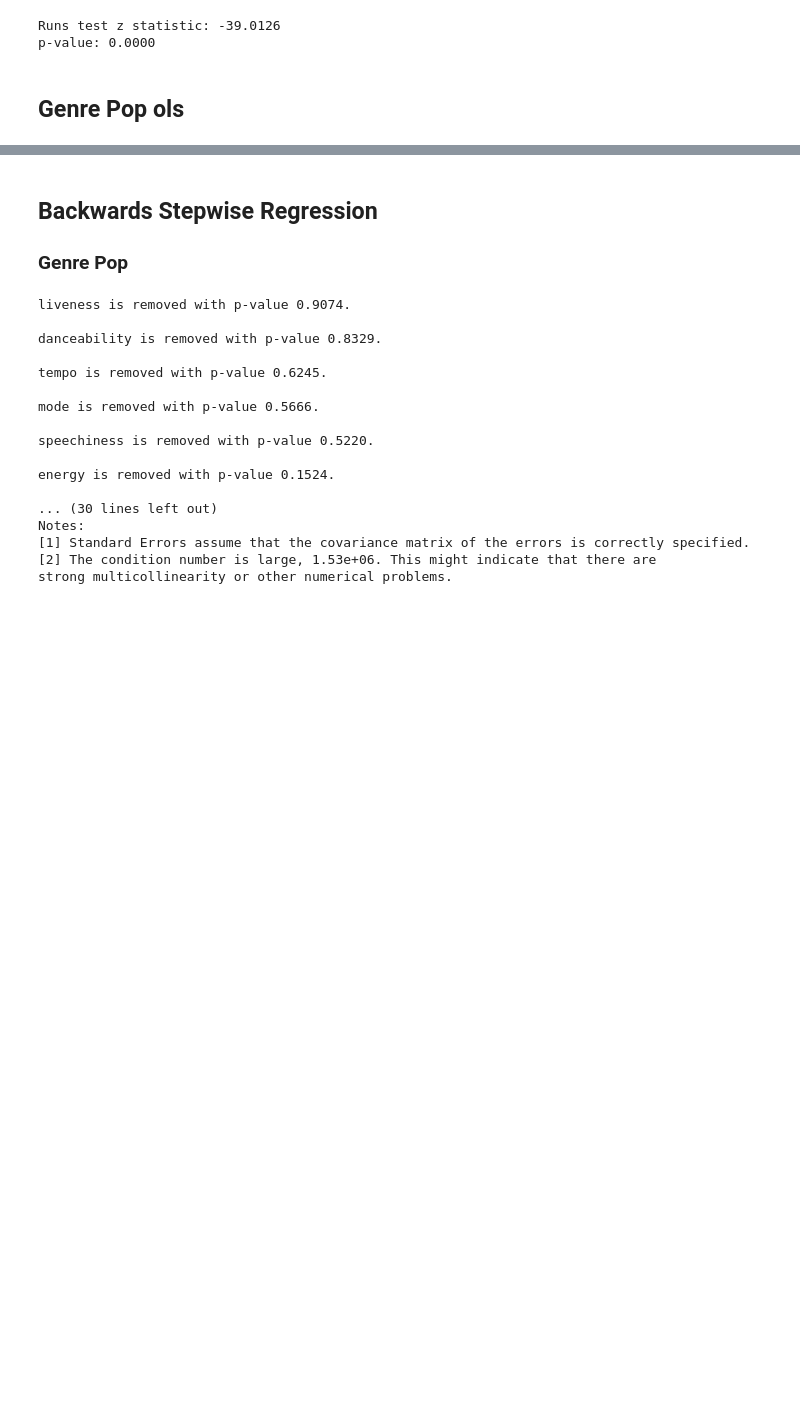
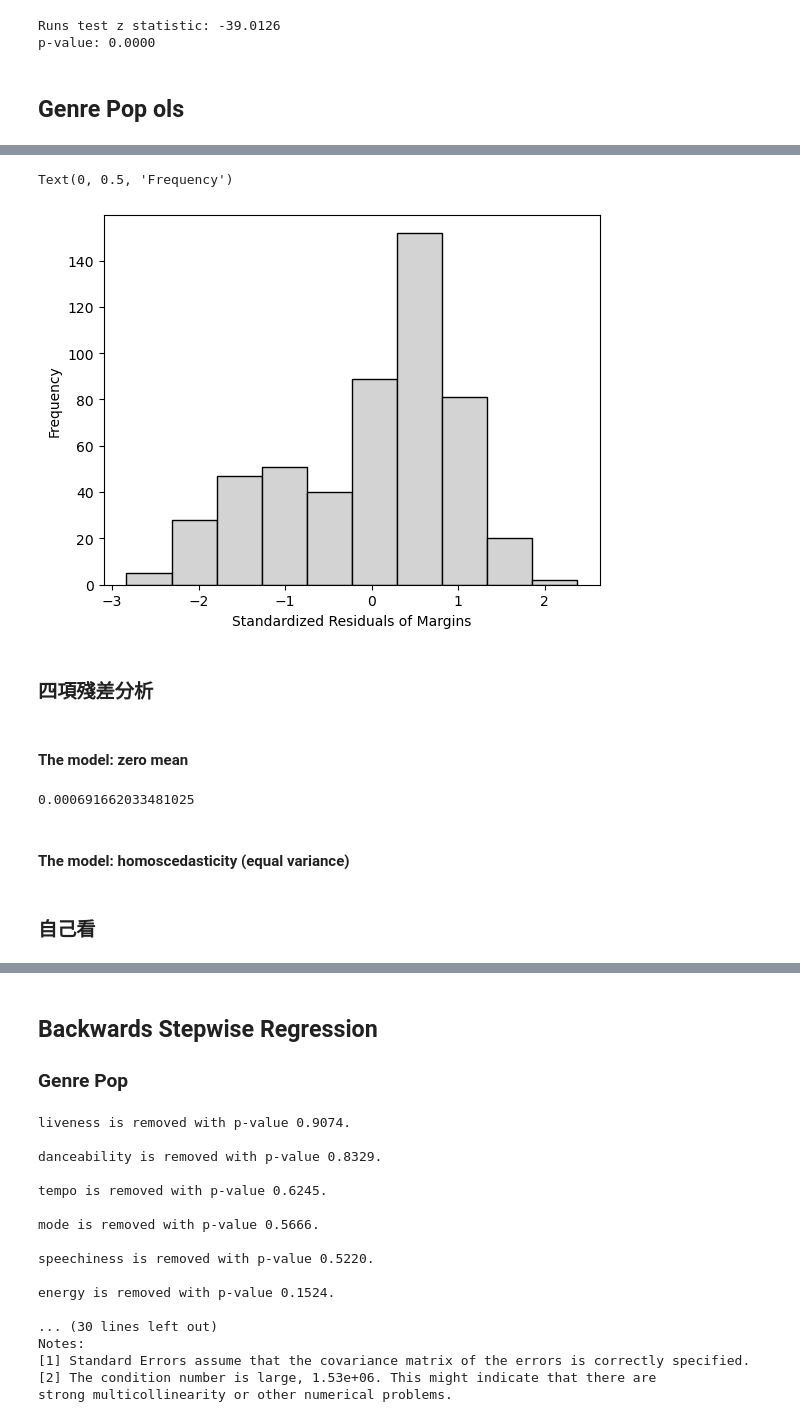
Before and after one commit to ckhsc17/Stats_final, a Jupyter notebook: spotify/spotify_ols.ipynb, the cells around one changed output, grey strips where cells are left out. Saved outputs shown, nothing was run; the diff lists cells and outputs as text; code cells hidden in the pictures; blank space fills up the shorter version.

```diff
--- a/spotify/spotify_ols.ipynb
+++ b/spotify/spotify_ols.ipynb
@@ -497,0 +515,19 @@ strong multicollinearity or other numerical problems.
+# %%
+plt.hist(standardized_residuals, facecolor = 'lightgrey', edgecolor = 'black')
+plt.xlabel('Standardized Residuals of Margins')
+plt.ylabel('Frequency')
+# %% [output]
+Text(0, 0.5, 'Frequency')
+[figure, added]
+# %% [markdown]
+### 四項殘差分析
+# %% [markdown]
+#### The model: zero mean
+# %%
+np.mean(standardized_residuals)
+# %% [output]
+0.000691662033481025
+# %% [markdown]
+#### The model: homoscedasticity (equal variance)
+# %% [markdown]
+### 自己看
```
Also changed, not shown: parts of 6 cells of this notebook, 1 other file.
